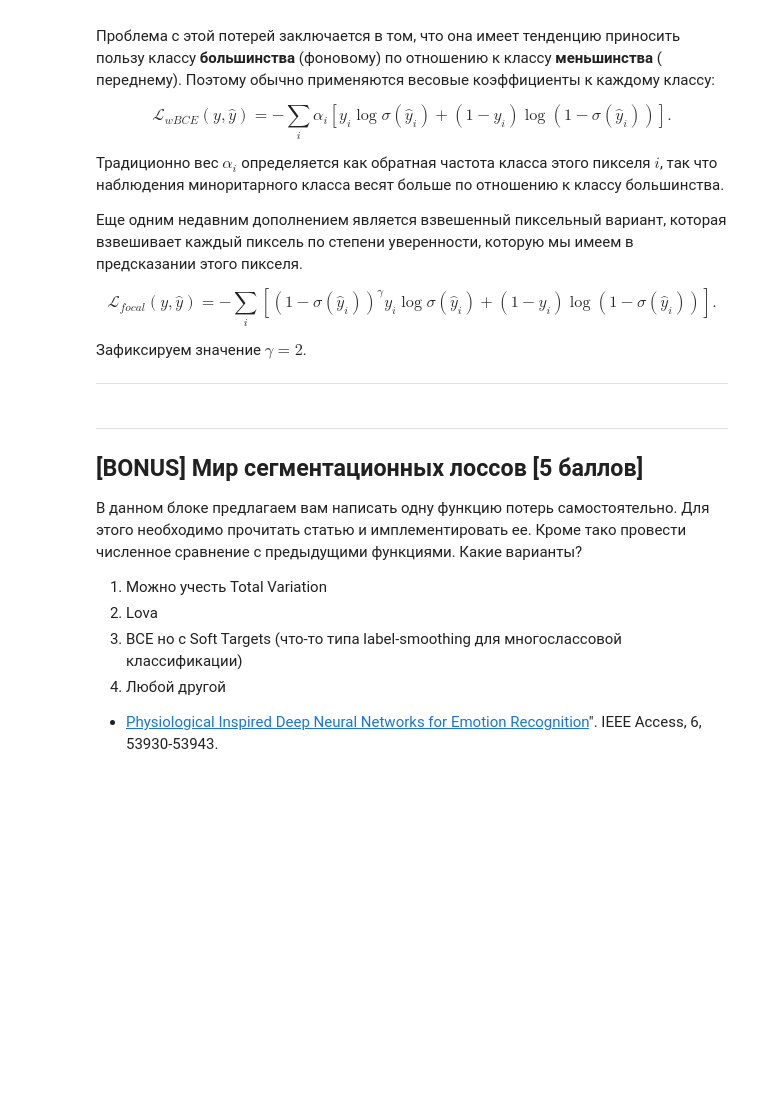
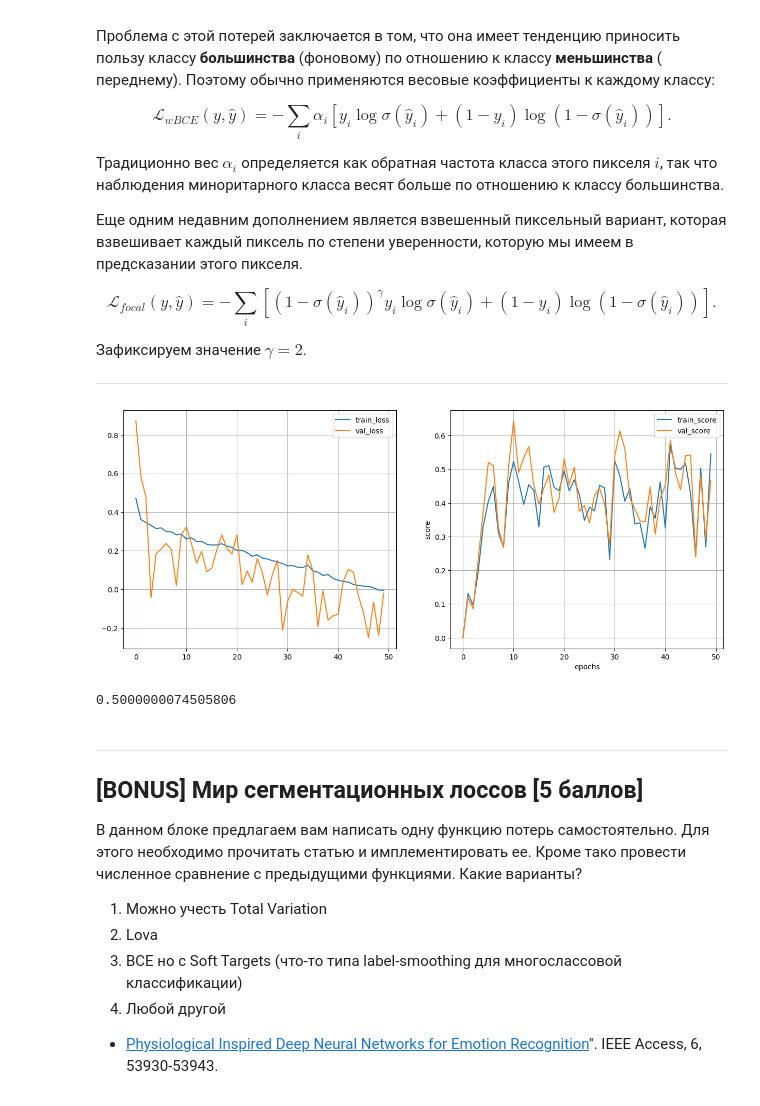
Before and after one commit to cehkop/Deep_learning_school_MIPT, a Jupyter notebook: homework/semantic_segmentation.ipynb, the cells around one changed output. Saved outputs shown, nothing was run; the diff lists cells and outputs as text; code cells hidden in the pictures; blank space fills up the shorter version.

```diff
--- a/homework/semantic_segmentation.ipynb
+++ b/homework/semantic_segmentation.ipynb
@@ -393,7 +533,11 @@ $$\mathcal L_{focal}(y, \hat y) = -\sum_i \left[\left(1-\sigma(\hat y_i)\right)^
 Зафиксируем значение $\gamma=2$.
 
 --------------------------------------------------------------------------------
-# %%
-def focal_loss(y_real, y_pred, eps = 1e-8, gamma = 2):
-    y_pred =  # hint: torch.clamp
-    return your_loss
+# %%
+def focal_loss(y_real, y_pred, eps = 1e-8, gamma = 2):
+    y_pred, y_real = torch.unsqueeze(y_pred, 1), torch.unsqueeze(y_real, 1)
+
+    loss = -torch.mean(
+        ((1 - torch.sigmoid(y_pred)) ** gamma) * y_real * torch.log(torch.sigmoid(y_pred) + eps) + (1 - y_real) * torch.log(
+        1 - torch.sigmoid(y_pred) + eps))
+    return loss
@@ -400,6 +548,12 @@ def focal_loss(y_real, y_pred, eps = 1e-8, gamma = 2):
 # %%
-model_focal = SegNet().to(device)
+model_focal = SegNet().to(DEVICE)
 
-max_epochs = 40
-optimaizer = optim.Adam(model_focal.parameters())
-train(model_focal, optimaizer, focal_loss, max_epochs, data_tr, data_val)
+max_epochs = 50
+
+optimizer = torch.optim.AdamW(model_focal.parameters(), lr=0.00100, weight_decay=0.05)
+history_focal = train(model_focal, optimizer, focal_loss, max_epochs, score_model, data_tr, data_val)
+plot_results(history_focal)
+print(score_model(model_focal, iou_pytorch, data_val, DEVICE))
+# %% [output]
+[figure, added]
+0.5000000074505806
```
Also changed, not shown: parts of 71 cells of this notebook.
